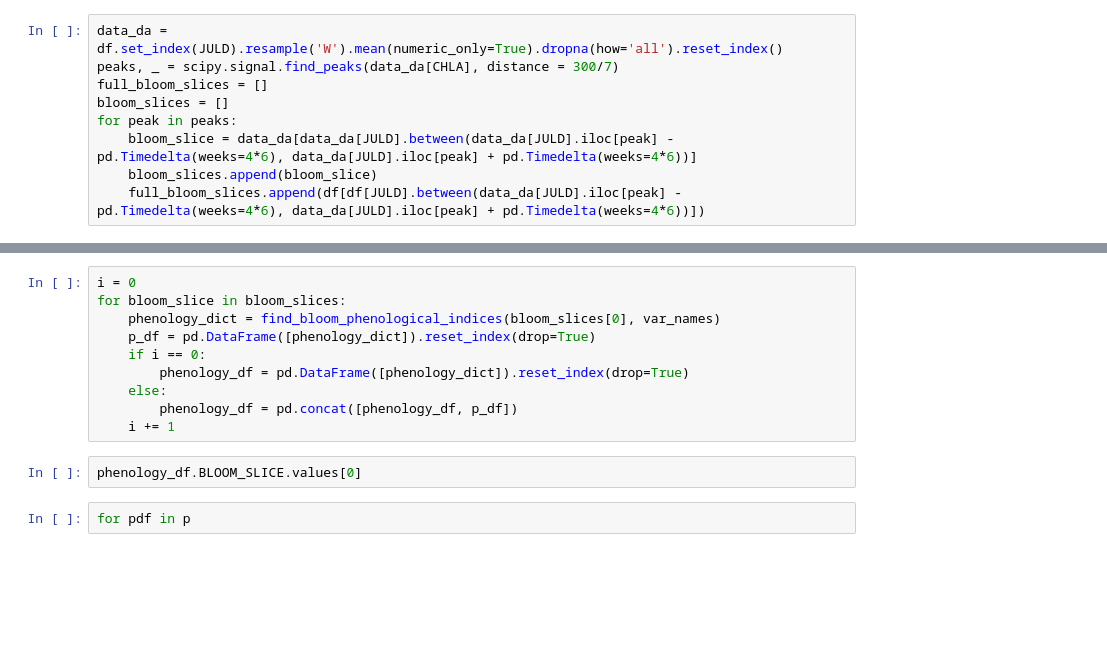
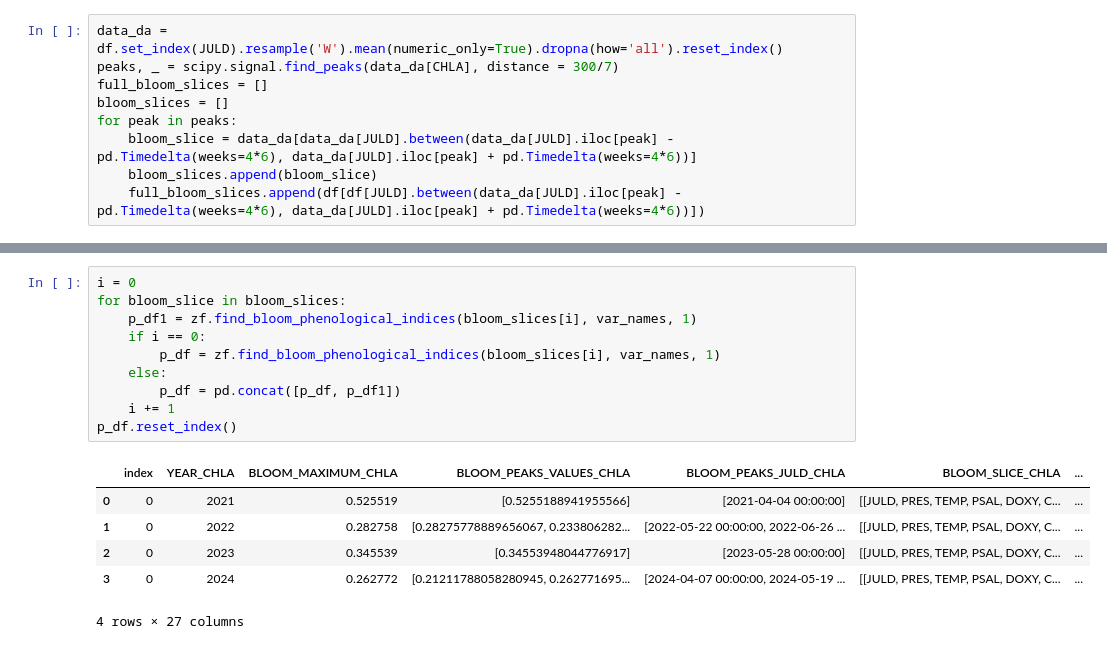
Before and after one commit to go-bgc/Marine-Heat-Waves, a Jupyter notebook: contributors/Zack/phenology.ipynb, the cells around one changed output, grey strips where cells are left out. Saved outputs shown, nothing was run; the diff lists cells and outputs as text; blank space fills up the shorter version.

```diff
--- a/contributors/Zack/phenology.ipynb
+++ b/contributors/Zack/phenology.ipynb
@@ -153,16 +106,19 @@ def find_bloom_phenological_indices(bloom_slice, var_names):
 # %%
 i = 0
 for bloom_slice in bloom_slices:
-    phenology_dict = find_bloom_phenological_indices(bloom_slices[0], var_names)
-    p_df = pd.DataFrame([phenology_dict]).reset_index(drop=True)
+    p_df1 = zf.find_bloom_phenological_indices(bloom_slices[i], var_names, 1)
     if i == 0:
-        phenology_df = pd.DataFrame([phenology_dict]).reset_index(drop=True)
+        p_df = zf.find_bloom_phenological_indices(bloom_slices[i], var_names, 1)
     else:
-        phenology_df = pd.concat([phenology_df, p_df])
+        p_df = pd.concat([p_df, p_df1])
     i += 1
+p_df.reset_index()
+# %% [output]
+|  | index | YEAR_CHLA | BLOOM_MAXIMUM_CHLA | BLOOM_PEAKS_VALUES_CHLA | BLOOM_PEAKS_JULD_CHLA | BLOOM_SLICE_CHLA | ... |
+| 0 | 0 | 2021 | 0.525519 | [0.5255188941955566] | [2021-04-04 00:00:00] | [[JULD, PRES, TEMP, PSAL, DOXY, C... | ... |
+| 1 | 0 | 2022 | 0.282758 | [0.28275778889656067, 0.233806282... | [2022-05-22 00:00:00, 2022-06-26 ... | [[JULD, PRES, TEMP, PSAL, DOXY, C... | ... |
+| 2 | 0 | 2023 | 0.345539 | [0.34553948044776917] | [2023-05-28 00:00:00] | [[JULD, PRES, TEMP, PSAL, DOXY, C... | ... |
+| 3 | 0 | 2024 | 0.262772 | [0.21211788058280945, 0.262771695... | [2024-04-07 00:00:00, 2024-05-19 ... | [[JULD, PRES, TEMP, PSAL, DOXY, C... | ... |
+4 rows × 27 columns
-# %%
-phenology_df.BLOOM_SLICE.values[0]
-# %%
-for pdf in p
 # %%
 i = 0
```
Also changed, not shown: parts of 11 cells of this notebook, 1 other file.
